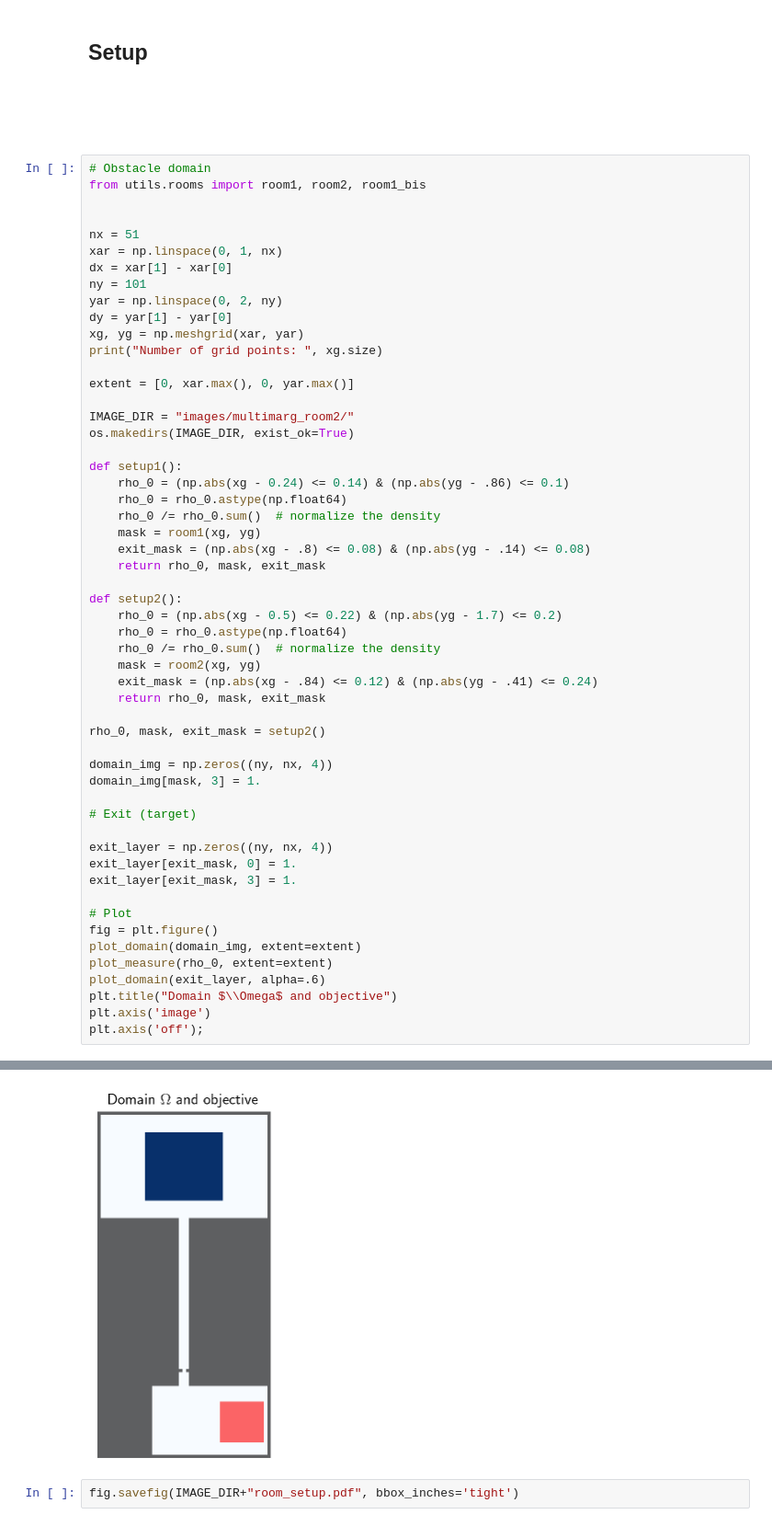
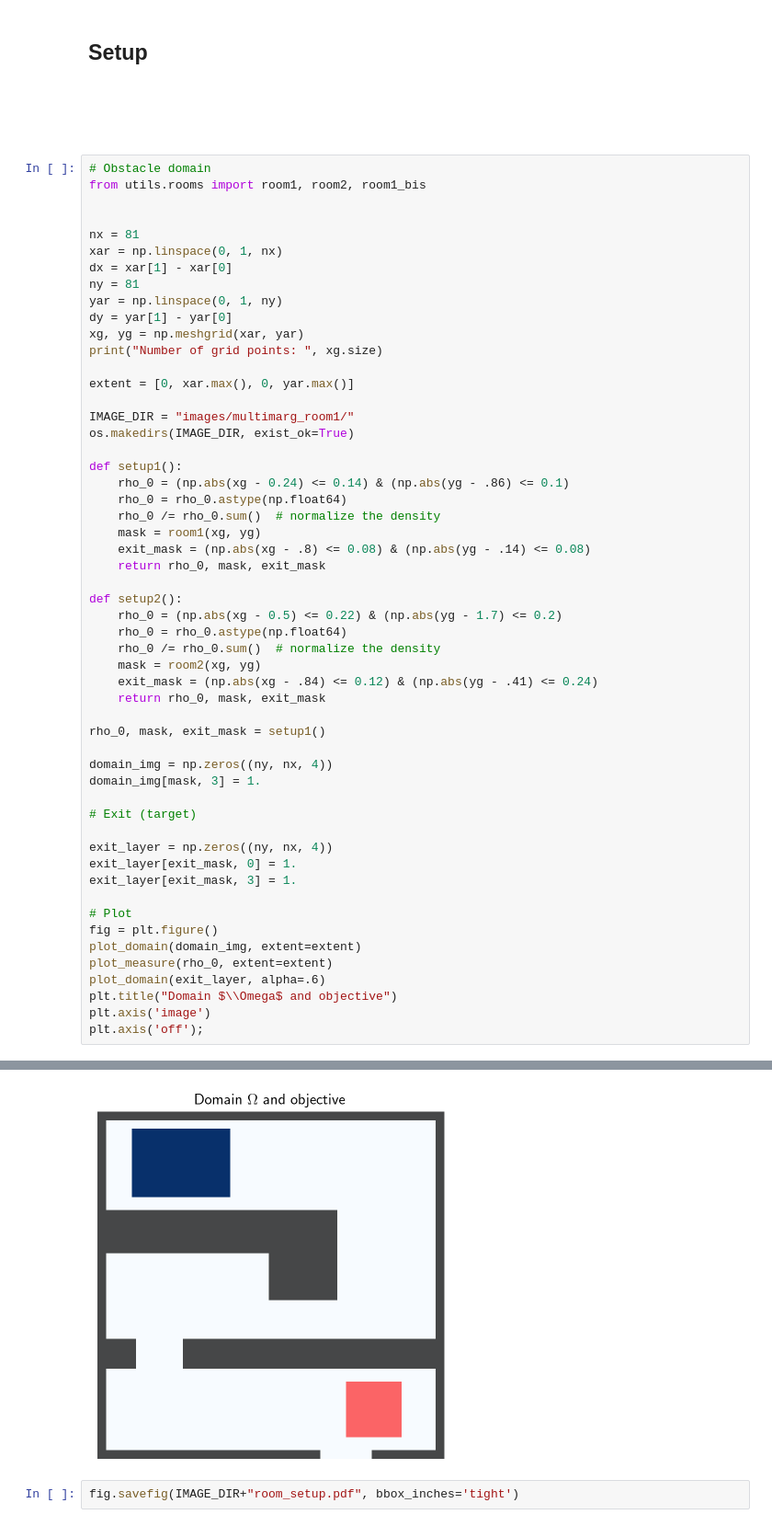
Before and after one commit to ManifoldFR/mva-optimaltransport, a Jupyter notebook: project/multistep.ipynb, the cells around one changed output, grey strips where cells are left out. Shown at 92% size. Saved outputs shown, nothing was run; the diff lists cells and outputs as text.

```diff
--- a/project/multistep.ipynb
+++ b/project/multistep.ipynb
@@ -49,18 +49,18 @@ $\DeclareMathOperator{\prox}{prox}$
 from utils.rooms import room1, room2, room1_bis
 
 
-nx = 51
+nx = 81
 xar = np.linspace(0, 1, nx)
 dx = xar[1] - xar[0]
-ny = 101
-yar = np.linspace(0, 2, ny)
+ny = 81
+yar = np.linspace(0, 1, ny)
 dy = yar[1] - yar[0]
 xg, yg = np.meshgrid(xar, yar)
 print("Number of grid points: ", xg.size)
 
 extent = [0, xar.max(), 0, yar.max()]
 
-IMAGE_DIR = "images/multimarg_room2/"
+IMAGE_DIR = "images/multimarg_room1/"
 os.makedirs(IMAGE_DIR, exist_ok=True)
 
 def setup1():
@@ -79,7 +79,7 @@ def setup2():
     exit_mask = (np.abs(xg - .84) <= 0.12) & (np.abs(yg - .41) <= 0.24)
     return rho_0, mask, exit_mask
 
-rho_0, mask, exit_mask = setup2()
+rho_0, mask, exit_mask = setup1()
 
 domain_img = np.zeros((ny, nx, 4))
 domain_img[mask, 3] = 1.
@@ -104,4 +103,4 @@ Mask shape: (101, 51)
-[figure, old version]
+[figure, new version]
 # %%
 fig.savefig(IMAGE_DIR+"room_setup.pdf", bbox_inches='tight')
 # %%
```
Also changed, not shown: parts of 11 cells of this notebook, 20 other files.
